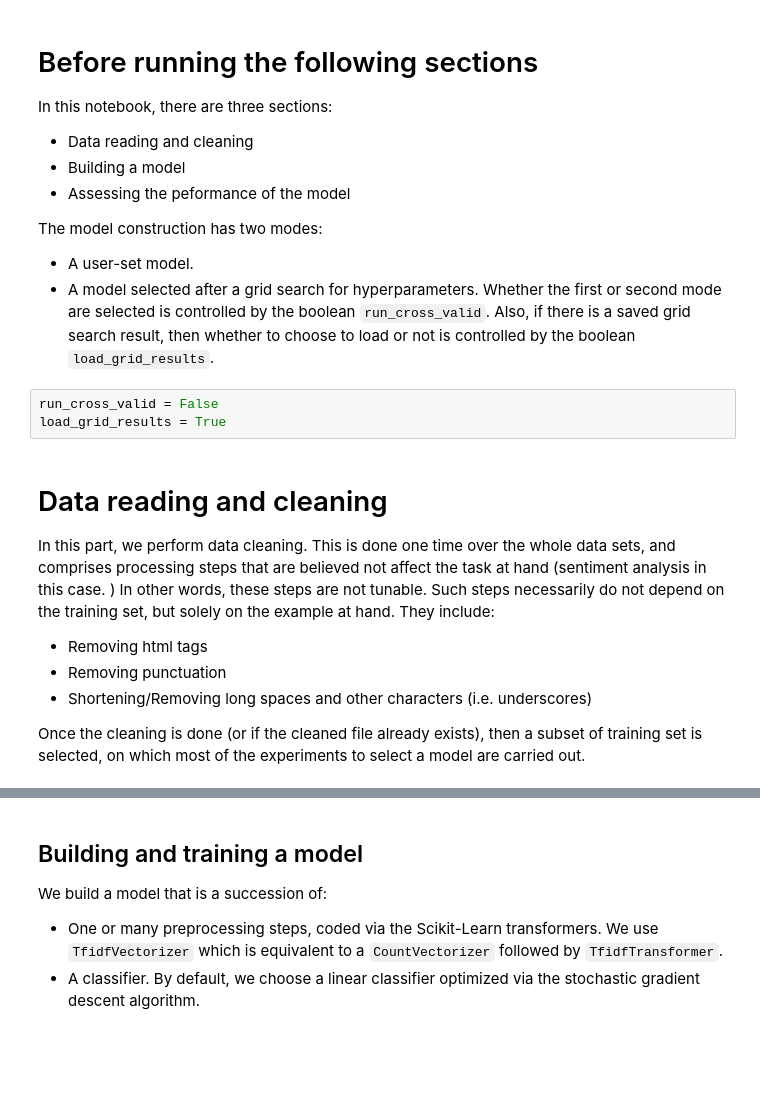
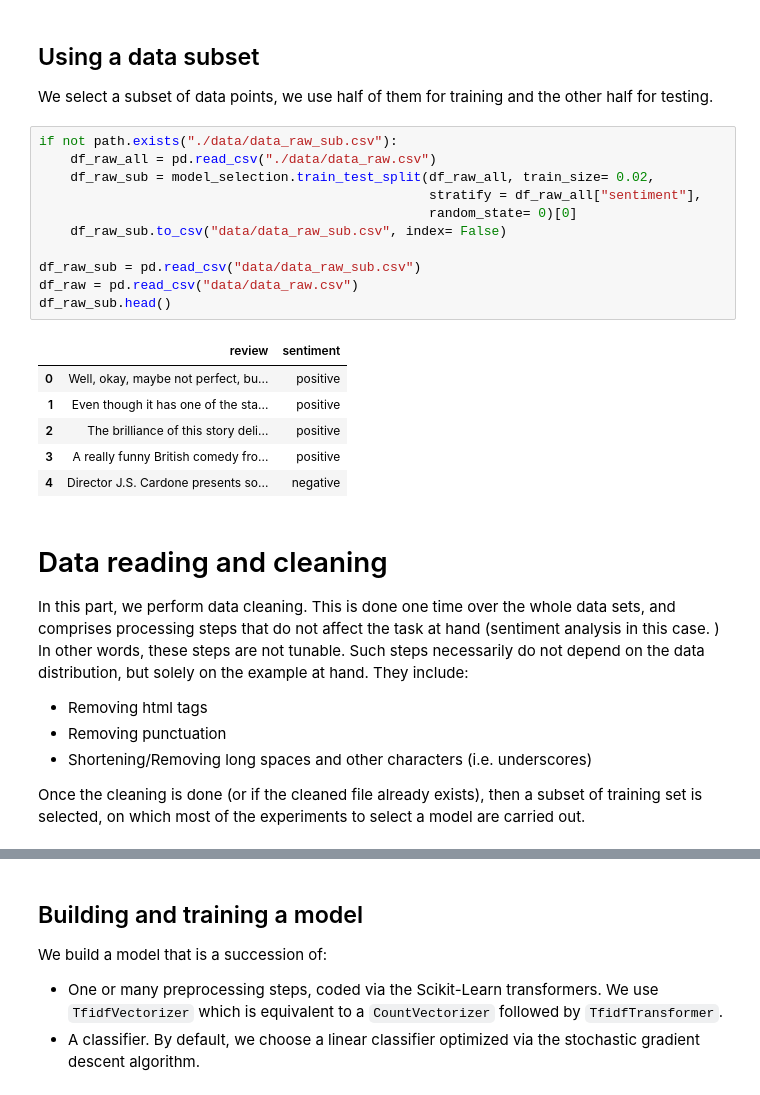
Before and after one commit to sofiendhouib/IMDB-sentiment-analysis, a Jupyter notebook: main.ipynb, the cells around one changed output, grey strips where cells are left out. Cells and saved outputs as stored; diff of their text form; blank space fills up the shorter version.

```diff
--- a/main.ipynb
+++ b/main.ipynb
@@ -17,22 +42,27 @@ KeyboardInterrupt:
-# %% [markdown]
-# Before running the following sections
-
-In this notebook, there are three sections:
-* Data reading and cleaning
-* Building a model
-* Assessing the peformance of the model
-
-The model construction has two modes:
-* A user-set model.
-* A model selected after a grid search for hyperparameters.
-Whether the first or second mode are selected is controlled by the boolean `run_cross_valid`. Also, if there is a saved grid search result,
-then whether to choose to load or not is controlled by the boolean `load_grid_results`.
-# %%
-run_cross_valid = False
-load_grid_results = True
+# %% [markdown]
+## Using a data subset
+We select a subset of data points, we use half of them for training and the other half for testing.
+# %%
+if not path.exists("./data/data_raw_sub.csv"):
+    df_raw_all = pd.read_csv("./data/data_raw.csv")
+    df_raw_sub = model_selection.train_test_split(df_raw_all, train_size= 0.02,
+                                                  stratify = df_raw_all["sentiment"],
+                                                  random_state= 0)[0]
+    df_raw_sub.to_csv("data/data_raw_sub.csv", index= False)
+
+df_raw_sub = pd.read_csv("data/data_raw_sub.csv")
+df_raw = pd.read_csv("data/data_raw.csv")
+df_raw_sub.head()
+# %% [output]
+|  | review | sentiment |
+| 0 | Well, okay, maybe not perfect, bu... | positive |
+| 1 | Even though it has one of the sta... | positive |
+| 2 | The brilliance of this story deli... | positive |
+| 3 | A really funny British comedy fro... | positive |
+| 4 | Director J.S. Cardone presents so... | negative |
 # %% [markdown]
 # Data reading and cleaning
-In this part, we perform data cleaning. This is done one time over the whole data sets, and comprises processing steps that are believed not affect the task at hand (sentiment analysis in this case. ) In other words, these steps are not tunable. Such steps necessarily do not depend on the training set, but solely on the example at hand. They include:
+In this part, we perform data cleaning. This is done one time over the whole data sets, and comprises processing steps that do not affect the task at hand (sentiment analysis in this case. ) In other words, these steps are not tunable. Such steps necessarily do not depend on the data distribution, but solely on the example at hand. They include:
 * Removing html tags
 * Removing punctuation
 * Shortening/Removing long spaces and other characters (i.e. underscores)
```
Also changed, not shown: parts of 12 cells of this notebook, 8 other files.
